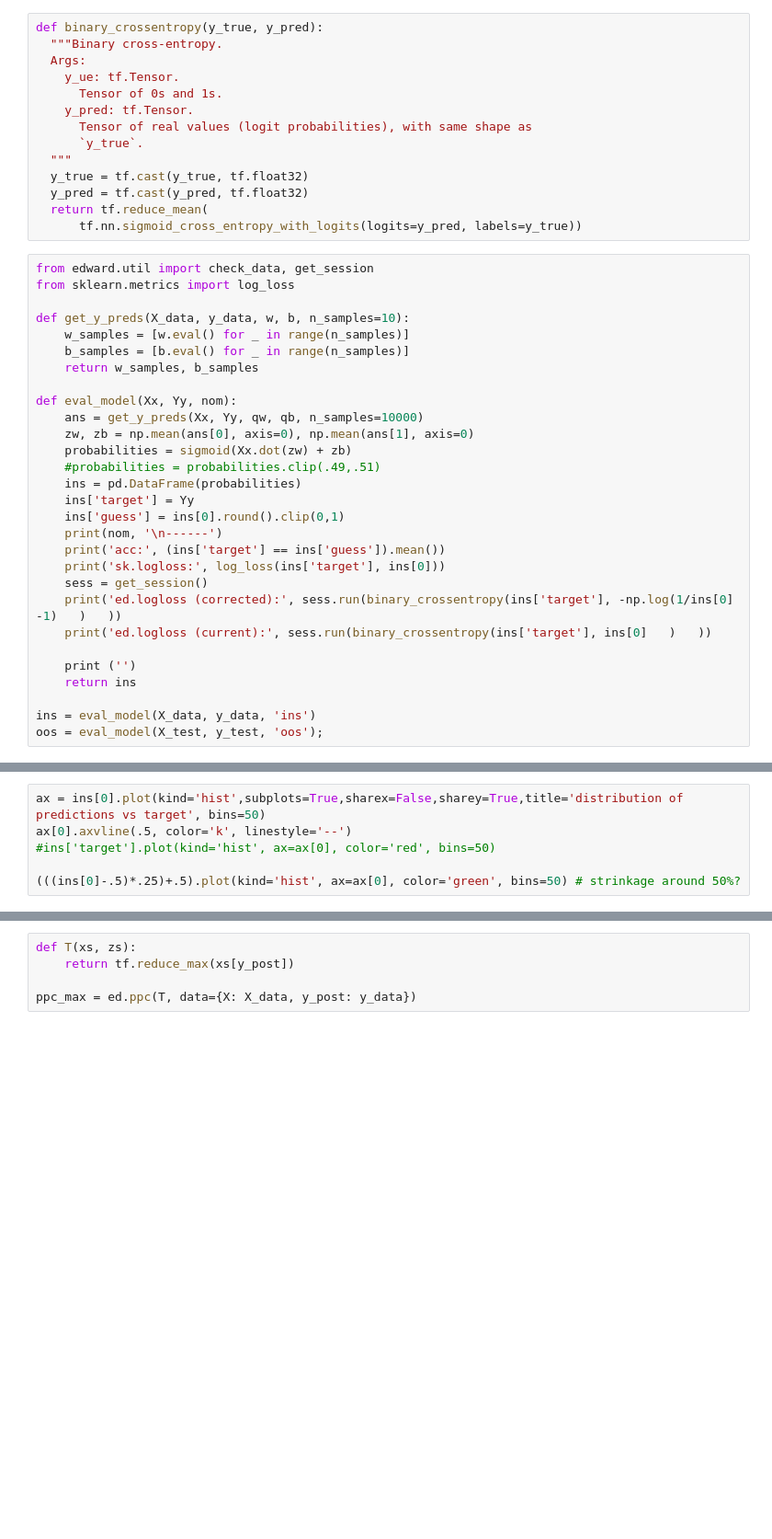
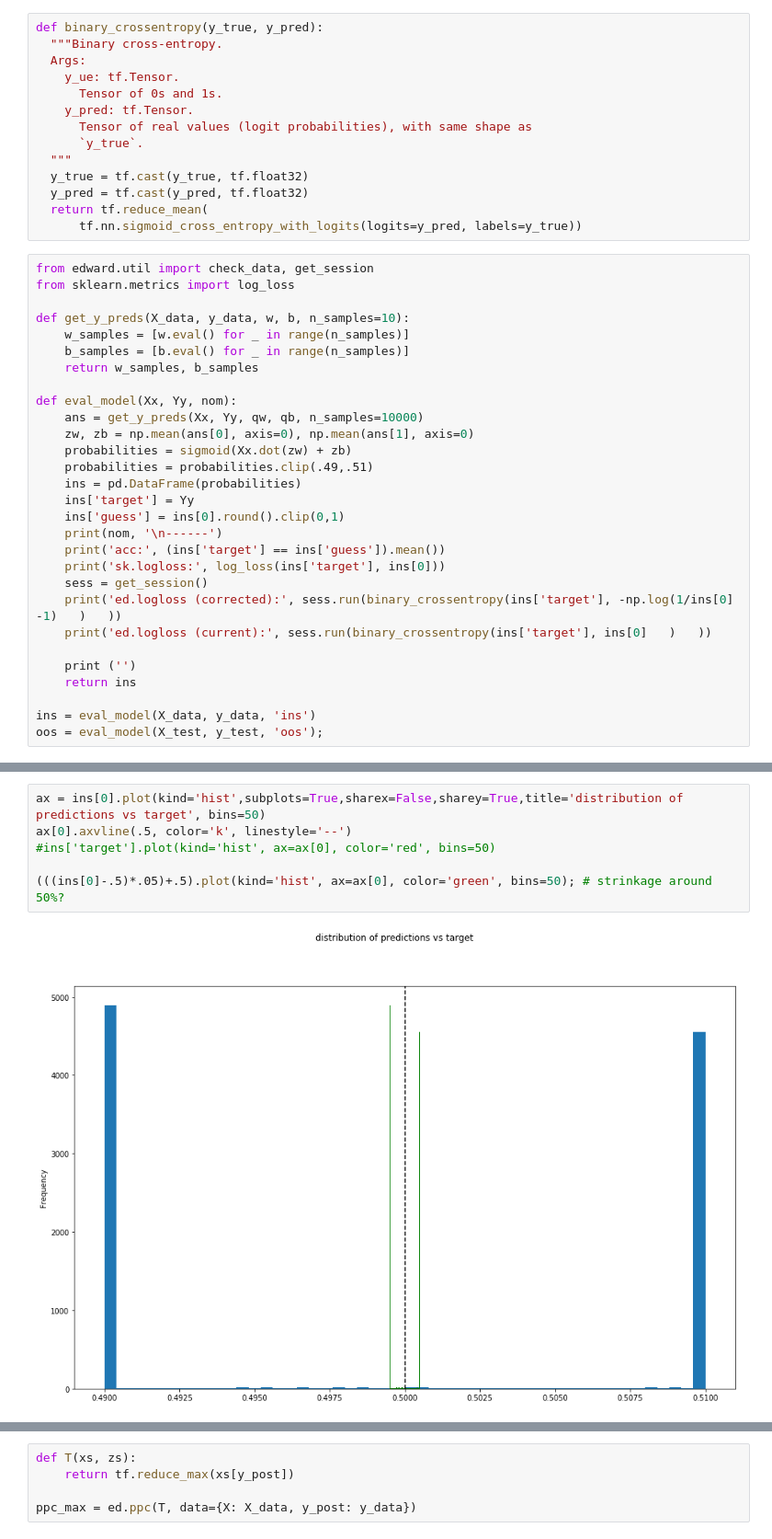
Before and after one commit to felcianofsantos/bayesian-forecast, a Jupyter notebook: notebook/bayesian-forecast.ipynb, the cells around one changed output, grey strips where cells are left out. Shown at 92% size. Drawn from its saved outputs; the diff is of its cells as text; blank space fills up the shorter version.

```diff
--- a/notebook/bayesian-forecast.ipynb
+++ b/notebook/bayesian-forecast.ipynb
@@ -146,7 +176,7 @@ def eval_model(Xx, Yy, nom):
     ans = get_y_preds(Xx, Yy, qw, qb, n_samples=10000)
     zw, zb = np.mean(ans[0], axis=0), np.mean(ans[1], axis=0)
     probabilities = sigmoid(Xx.dot(zw) + zb)
-    #probabilities = probabilities.clip(.49,.51)
+    probabilities = probabilities.clip(.49,.51)
     ins = pd.DataFrame(probabilities)
     ins['target'] = Yy
     ins['guess'] = ins[0].round().clip(0,1)
@@ -184,9 +243,11 @@ ins.describe()
 # %%
 ax = ins[0].plot(kind='hist',subplots=True,sharex=False,sharey=True,title='distribution of predictions vs target', bins=50)
 ax[0].axvline(.5, color='k', linestyle='--')
 #ins['target'].plot(kind='hist', ax=ax[0], color='red', bins=50)
 
-(((ins[0]-.5)*.25)+.5).plot(kind='hist', ax=ax[0], color='green', bins=50) # strinkage around 50%?
+(((ins[0]-.5)*.05)+.5).plot(kind='hist', ax=ax[0], color='green', bins=50); # strinkage around 50%?
+# %% [output]
+[figure, added]
 # %%
 x_post = ed.copy(X, {w: qw, b: qb})
 y_rep, y = ed.ppc(
```
Also changed, not shown: parts of 24 cells of this notebook, 3 other files.
